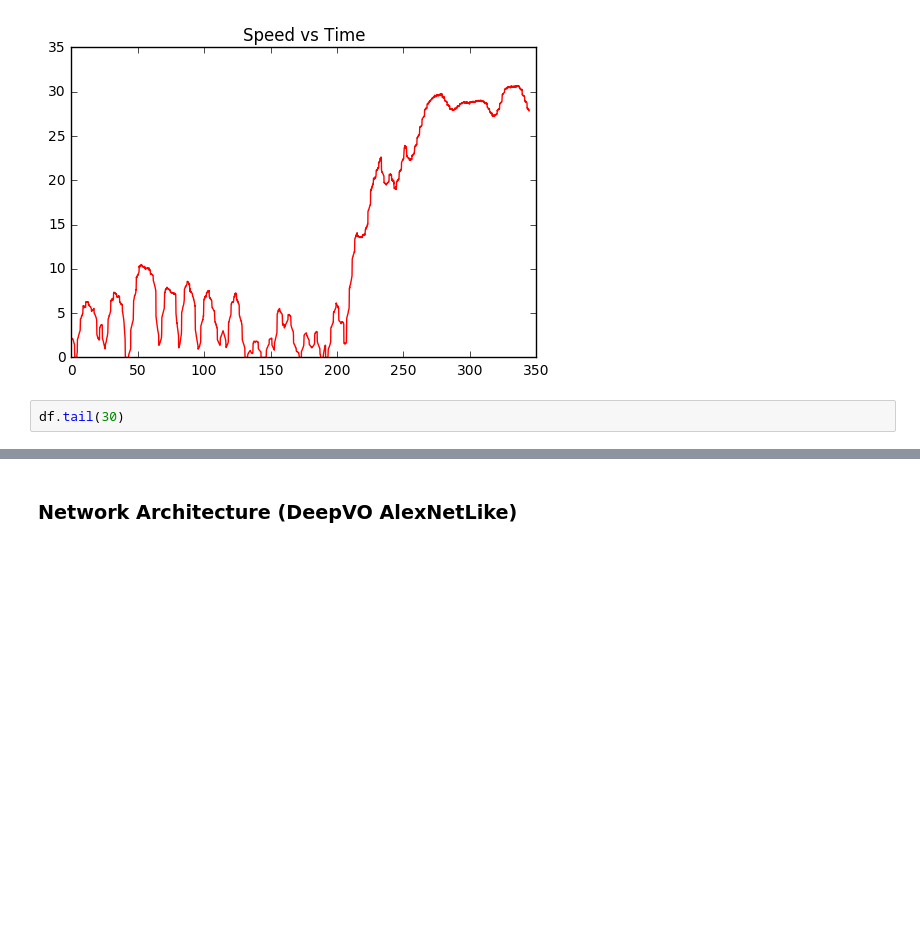
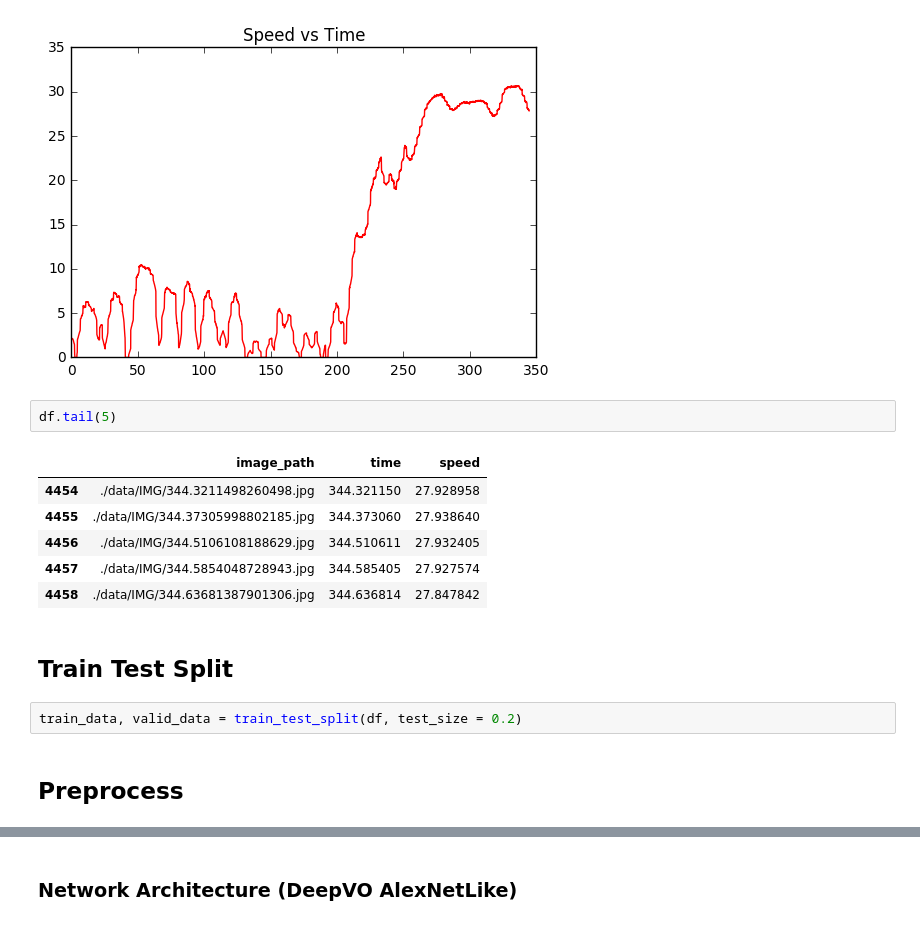
Before and after one commit to JonathanCMitchell/speedChallenge, a Jupyter notebook: DeepVO.ipynb, the cells around one changed output, grey strips where cells are left out. Saved outputs shown, nothing was run; the diff lists cells and outputs as text; blank space fills up the shorter version.

```diff
--- a/DeepVO.ipynb
+++ b/DeepVO.ipynb
@@ -33,4 +34,17 @@ plt.show()
 # %% [output]
 [figure]
 # %%
-df.tail(30)
+df.tail(5)
+# %% [output]
+|  | image_path | time | speed |
+| 4454 | ./data/IMG/344.3211498260498.jpg | 344.321150 | 27.928958 |
+| 4455 | ./data/IMG/344.37305998802185.jpg | 344.373060 | 27.938640 |
+| 4456 | ./data/IMG/344.5106108188629.jpg | 344.510611 | 27.932405 |
+| 4457 | ./data/IMG/344.5854048728943.jpg | 344.585405 | 27.927574 |
+| 4458 | ./data/IMG/344.63681387901306.jpg | 344.636814 | 27.847842 |
+# %% [markdown]
+## Train Test Split
+# %%
+train_data, valid_data = train_test_split(df, test_size = 0.2)
+# %% [markdown]
+## Preprocess
```
Also changed, not shown: parts of 26 cells of this notebook.
